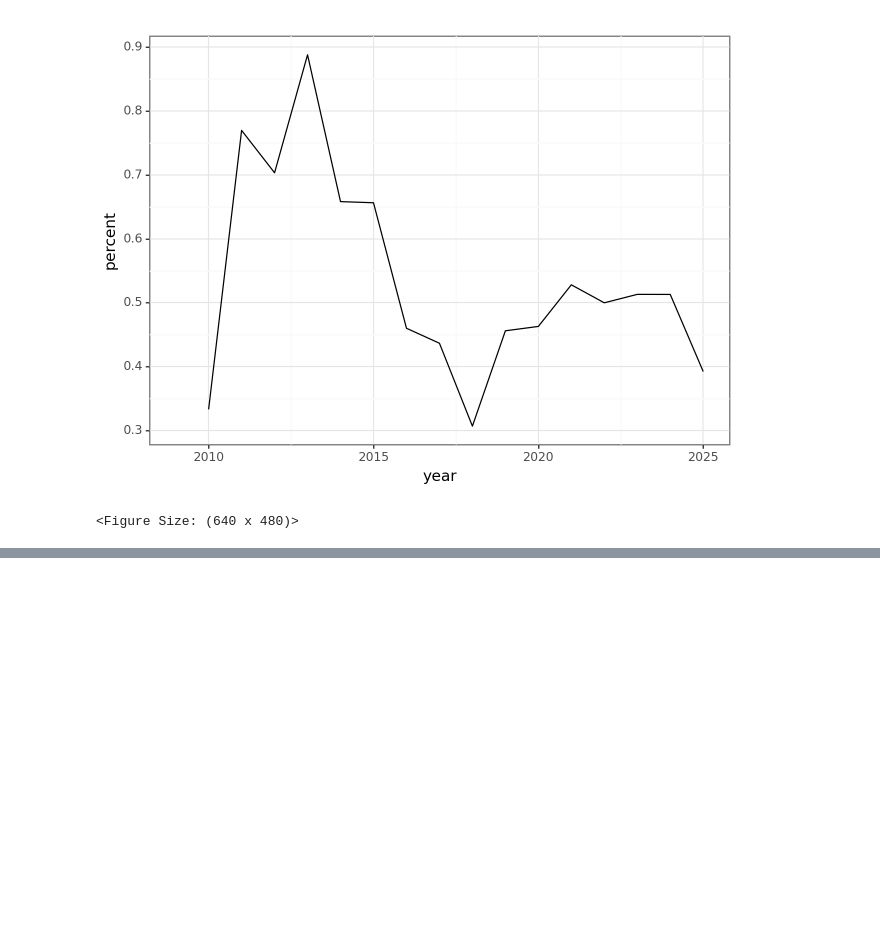
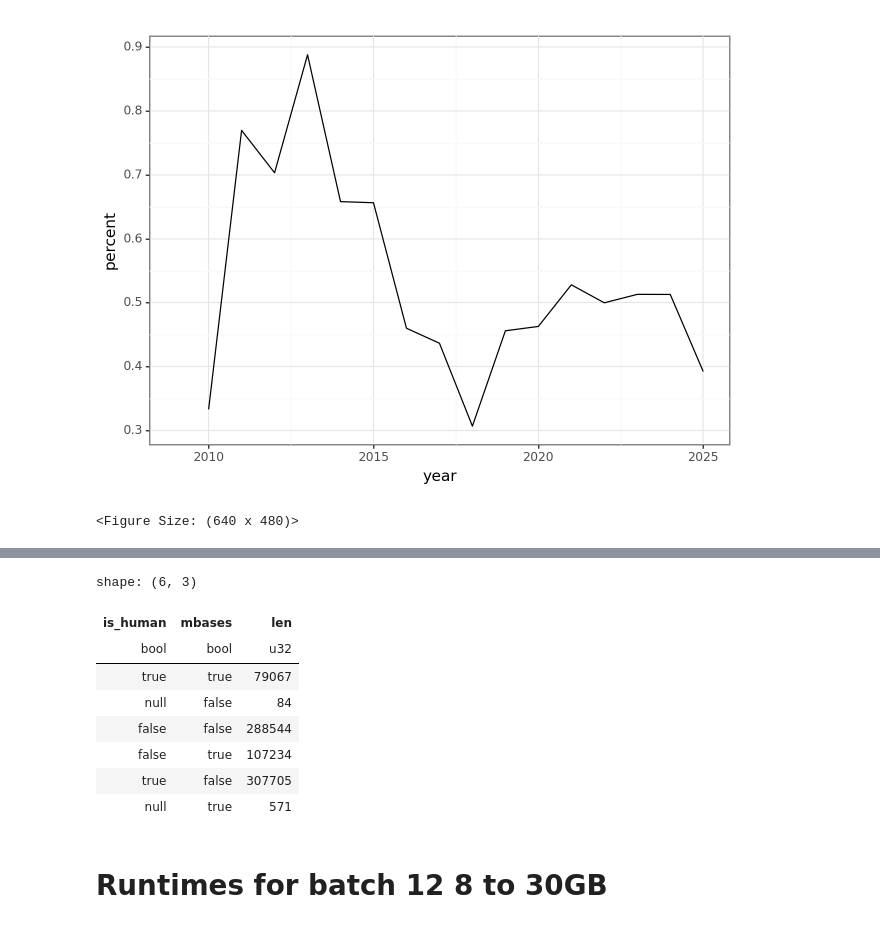
Before and after one commit to timbalam/singlem-sra-processing, a Jupyter notebook: cloud/argo/job_running_analysis.ipynb, the cells around one changed output, grey strips where cells are left out. Cells and saved outputs as stored; diff of their text form; code cells hidden in the pictures; blank space fills up the shorter version.

Commit message:
argo: for batch13.

```diff
--- a/cloud/argo/job_running_analysis.ipynb
+++ b/cloud/argo/job_running_analysis.ipynb
@@ -361,0 +362,15 @@ shape: (2, 2)
+# %%
+# Are bigger metagenomes less likely to be human? A bit, yeh. Good.
+with_human.select('is_human',pl.col('mbases')>8000).group_by('is_human','mbases').len()
+# %% [output]
+shape: (6, 3)
+| is_human | mbases | len |
+| bool | bool | u32 |
+| true | true | 79067 |
+| null | false | 84 |
+| false | false | 288544 |
+| false | true | 107234 |
+| true | false | 307705 |
+| null | true | 571 |
+# %% [markdown]
+# Runtimes for batch 12 8 to 30GB
```
Also changed, not shown: parts of 14 cells of this notebook, 5 other files.
